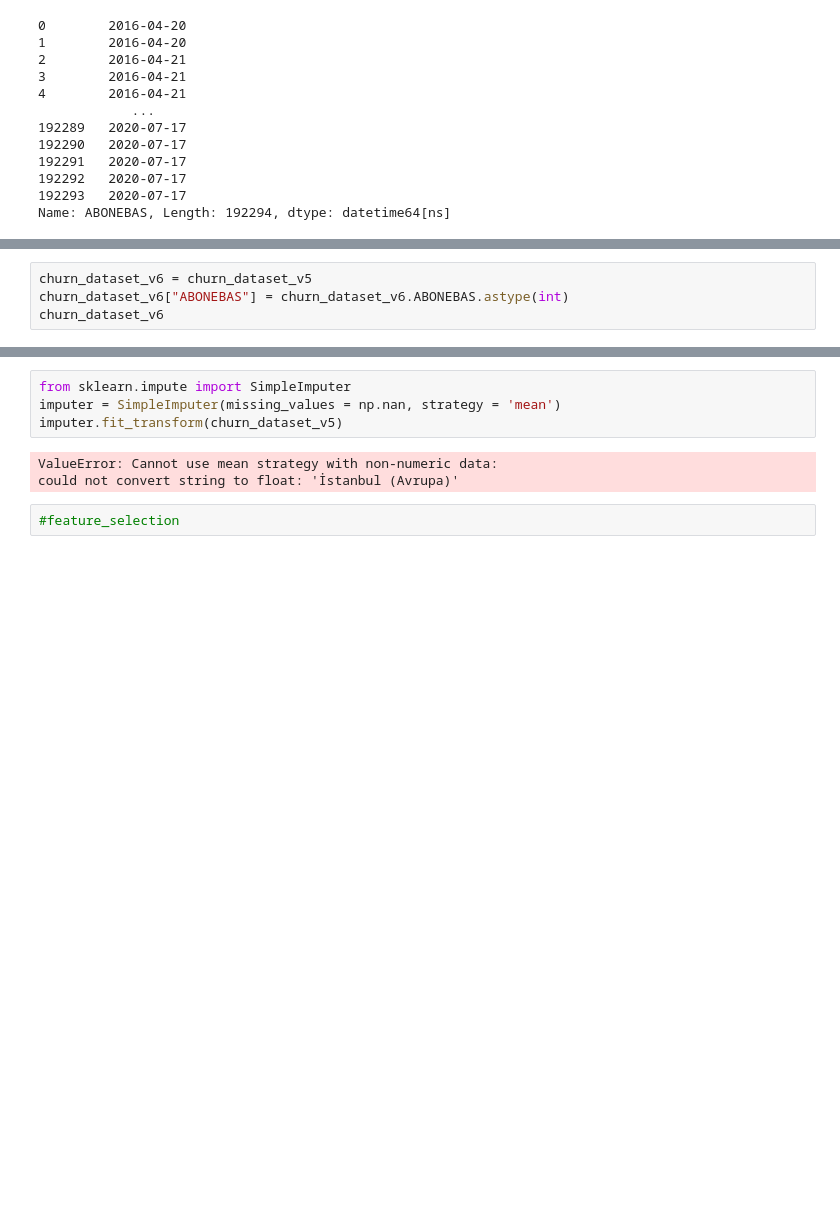
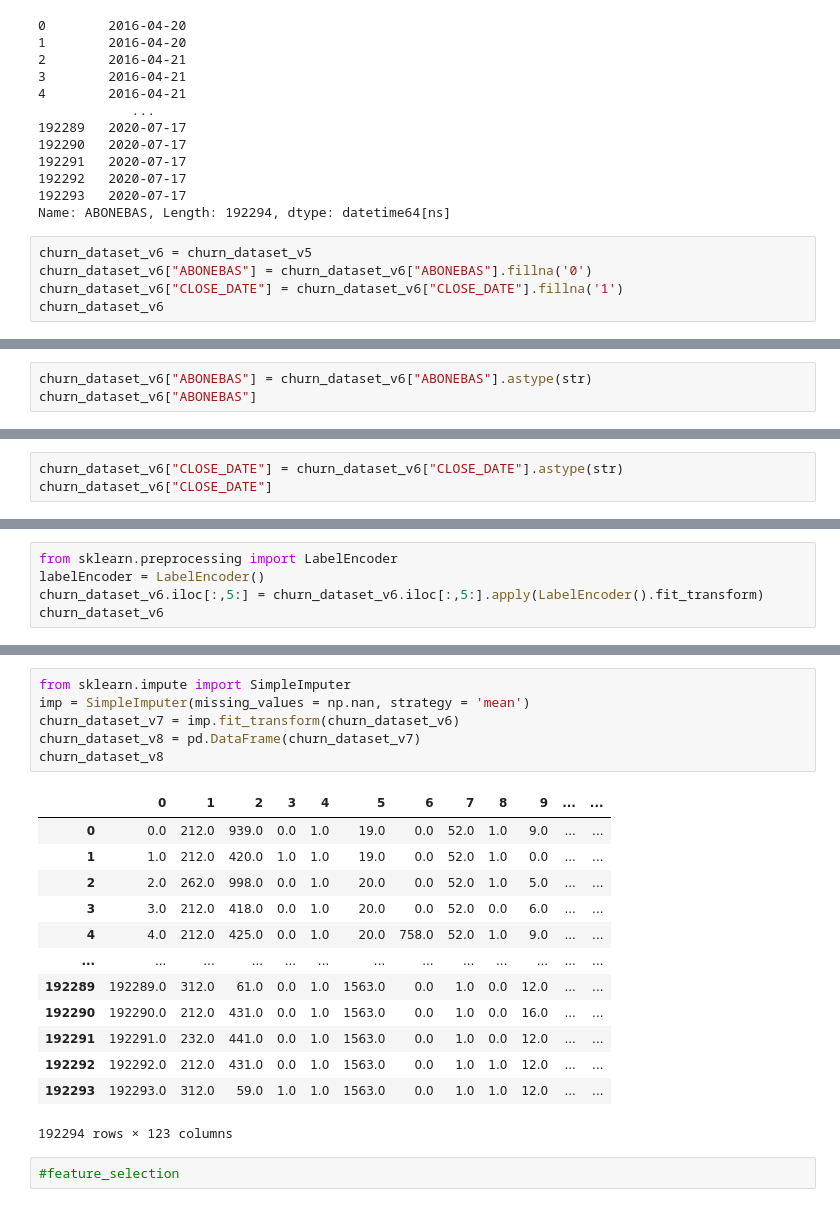
Before and after one commit to efekhrman/EHB334E_Churn_Dataset, a Jupyter notebook: EHB334E_Churn_Dataset.ipynb, the cells around one changed output, grey strips where cells are left out. Saved outputs shown, nothing was run; the diff lists cells and outputs as text; blank space fills up the shorter version.

```diff
--- a/EHB334E_Churn_Dataset.ipynb
+++ b/EHB334E_Churn_Dataset.ipynb
@@ -280,3 +291,8 @@ churn_dataset_v5["ABONEBAS"]
 192292   2020-07-17
 192293   2020-07-17
 Name: ABONEBAS, Length: 192294, dtype: datetime64[ns]
+# %%
+churn_dataset_v6 = churn_dataset_v5
+churn_dataset_v6["ABONEBAS"] = churn_dataset_v6["ABONEBAS"].fillna('0')
+churn_dataset_v6["CLOSE_DATE"] = churn_dataset_v6["CLOSE_DATE"].fillna('1')
+churn_dataset_v6
@@ -283,5 +313,4 @@ Name: ABONEBAS, Length: 192294, dtype: datetime64[ns]
 # %%
-churn_dataset_v6 = churn_dataset_v5
-churn_dataset_v6["ABONEBAS"] = churn_dataset_v6.ABONEBAS.astype(int)
-churn_dataset_v6
+churn_dataset_v6["ABONEBAS"] = churn_dataset_v6["ABONEBAS"].astype(str)
+churn_dataset_v6["ABONEBAS"]
 # %% [output]
@@ -288,0 +329,3 @@ TypeError: cannot astype a datetimelike from [datetime64[ns]] to [int32]
+# %%
+churn_dataset_v6["CLOSE_DATE"] = churn_dataset_v6["CLOSE_DATE"].astype(str)
+churn_dataset_v6["CLOSE_DATE"]
@@ -288,0 +345,5 @@ TypeError: cannot astype a datetimelike from [datetime64[ns]] to [int32]
+# %%
+from sklearn.preprocessing import LabelEncoder
+labelEncoder = LabelEncoder()
+churn_dataset_v6.iloc[:,5:] = churn_dataset_v6.iloc[:,5:].apply(LabelEncoder().fit_transform)
+churn_dataset_v6
@@ -289,10 +364,23 @@ TypeError: cannot astype a datetimelike from [datetime64[ns]] to [int32]
 # %%
 from sklearn.impute import SimpleImputer
-imputer = SimpleImputer(missing_values = np.nan, strategy = 'mean')
-imputer.fit_transform(churn_dataset_v5)
+imp = SimpleImputer(missing_values = np.nan, strategy = 'mean')
+churn_dataset_v7 = imp.fit_transform(churn_dataset_v6)
+churn_dataset_v8 = pd.DataFrame(churn_dataset_v7)
+churn_dataset_v8
 # %% [output]
+|  | 0 | 1 | 2 | 3 | 4 | 5 | 6 | 7 | 8 | 9 | ... | ... |
+| 0 | 0.0 | 212.0 | 939.0 | 0.0 | 1.0 | 19.0 | 0.0 | 52.0 | 1.0 | 9.0 | ... | ... |
+| 1 | 1.0 | 212.0 | 420.0 | 1.0 | 1.0 | 19.0 | 0.0 | 52.0 | 1.0 | 0.0 | ... | ... |
+| 2 | 2.0 | 262.0 | 998.0 | 0.0 | 1.0 | 20.0 | 0.0 | 52.0 | 1.0 | 5.0 | ... | ... |
+| 3 | 3.0 | 212.0 | 418.0 | 0.0 | 1.0 | 20.0 | 0.0 | 52.0 | 0.0 | 6.0 | ... | ... |
+| 4 | 4.0 | 212.0 | 425.0 | 0.0 | 1.0 | 20.0 | 758.0 | 52.0 | 1.0 | 9.0 | ... | ... |
+| ... | ... | ... | ... | ... | ... | ... | ... | ... | ... | ... | ... | ... |
+| 192289 | 192289.0 | 312.0 | 61.0 | 0.0 | 1.0 | 1563.0 | 0.0 | 1.0 | 0.0 | 12.0 | ... | ... |
+| 192290 | 192290.0 | 212.0 | 431.0 | 0.0 | 1.0 | 1563.0 | 0.0 | 1.0 | 0.0 | 16.0 | ... | ... |
+| 192291 | 192291.0 | 232.0 | 441.0 | 0.0 | 1.0 | 1563.0 | 0.0 | 1.0 | 0.0 | 12.0 | ... | ... |
+| 192292 | 192292.0 | 212.0 | 431.0 | 0.0 | 1.0 | 1563.0 | 0.0 | 1.0 | 1.0 | 12.0 | ... | ... |
+| 192293 | 192293.0 | 312.0 | 59.0 | 1.0 | 1.0 | 1563.0 | 0.0 | 1.0 | 1.0 | 12.0 | ... | ... |
-ValueError: Cannot use mean strategy with non-numeric data:
-could not convert string to float: 'İstanbul (Avrupa)'
+192294 rows × 123 columns
 # %%
 #feature_selection
 # %%
```
Also changed, not shown: parts of 7 cells of this notebook.
